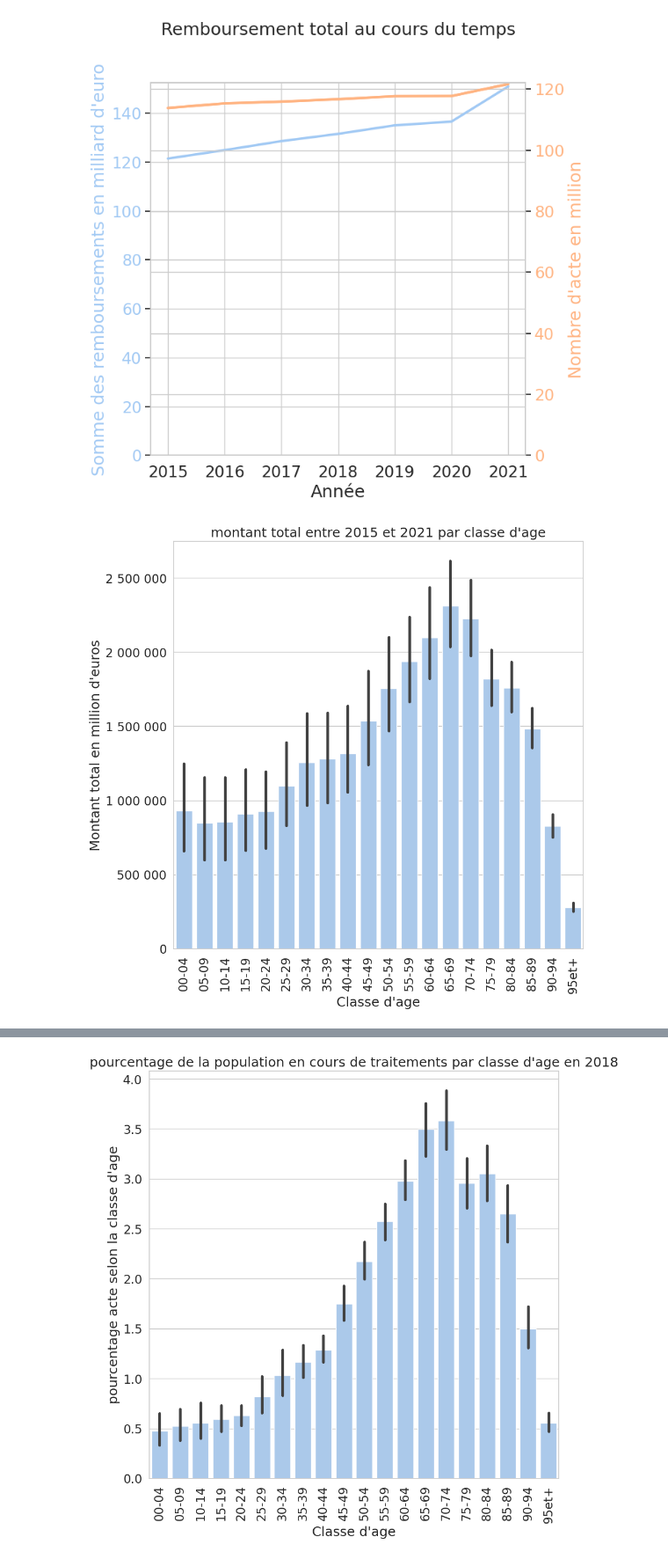
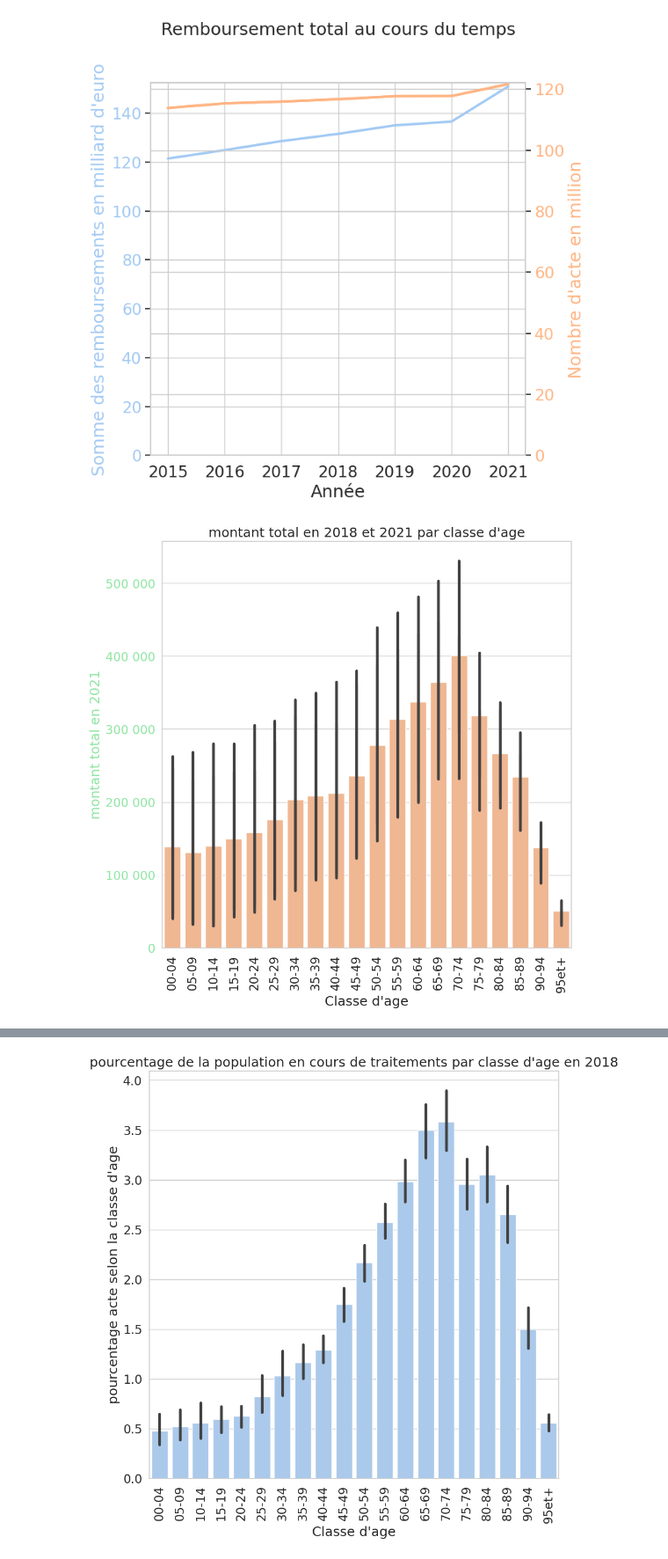
Before and after one commit to barrmath/data_maladie, a Jupyter notebook: Analyse graphique.ipynb, the cells around one changed output, grey strips where cells are left out. Shown at 88% size. Saved outputs shown, nothing was run; the diff lists cells and outputs as text; code cells hidden in the pictures.

Commit message:
ajout mariadb dans requirements.txt + Continuer analyse graphique

```diff
--- a/Analyse graphique.ipynb
+++ b/Analyse graphique.ipynb
@@ -121,15 +121,21 @@ del data_annee
 # %% [output]
 [figure]
 # %%
-fig,ax=plt.subplots()
+fig,ax = plt.subplots()
 fig.set_size_inches(10,10)
-sns.barplot(data=data_amelie,x='cla_age_5',y='montant par classe d\'age',ax=ax,estimator='sum')
+sns.barplot(data=data_amelie[data_amelie['annee']==2018],x='cla_age_5',y='montant par classe d\'age',ax=ax,estimator='sum')
 ax.yaxis.set_major_formatter(FuncFormatter(nombre_en_million))
-ax.set_title("montant total entre 2015 et 2021 par classe d'age")
+ax.set_title("montant total en 2018 et 2021 par classe d'age")
 ax.set_xlabel('Classe d\'age')
 ax.set_ylabel('Montant total en million d\'euros')
 ax.tick_params(axis='x', labelrotation=90)
+
+sns.barplot(data=data_amelie[data_amelie['annee']==2021],x='cla_age_5',y='montant par classe d\'age',ax=ax,estimator='sum')
+ax.set_ylabel('montant total en 2021',color=palette[2])
+ax.yaxis.set_major_formatter(FuncFormatter(nombre_en_million))
+ax.tick_params(axis='y', labelcolor=palette[2])
+ax.set_ylim(0)
 plt.show()
 # %% [output]
-[figure, old version]
+[figure, new version]
 # %%
```
Also changed, not shown: parts of 3 cells of this notebook, 1 other file.
